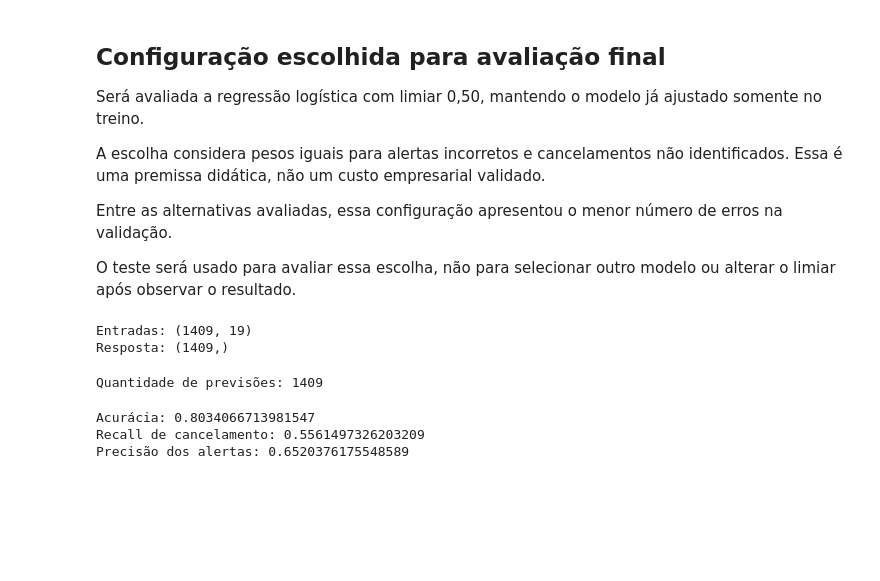
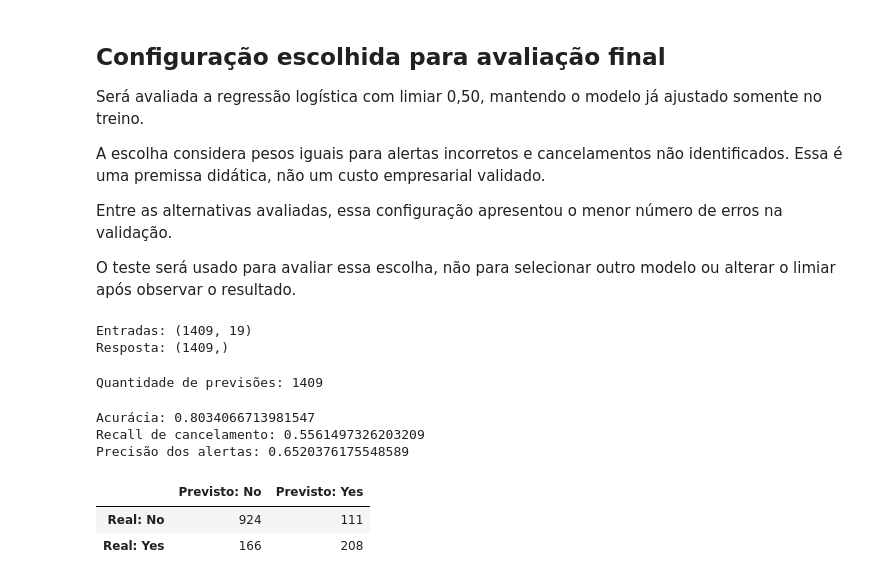
Before and after one commit to Guswrath/churn-assinaturas, a Jupyter notebook: 01_exploracao_churn.ipynb, the cells around one changed output. Cells and saved outputs as stored; diff of their text form; code cells hidden in the pictures; blank space fills up the shorter version.

```diff
--- a/01_exploracao_churn.ipynb
+++ b/01_exploracao_churn.ipynb
@@ -1004,6 +1004,16 @@ Precisão dos alertas: 0.6520376175548589
 # %%
 matriz_teste = confusion_matrix(
     y_test,
     previsoes_teste,
     labels=["No", "Yes"]
 )
+
+pd.DataFrame(
+    matriz_teste,
+    index=["Real: No", "Real: Yes"],
+    columns=["Previsto: No", "Previsto: Yes"]
+)
+# %% [output]
+|  | Previsto: No | Previsto: Yes |
+| Real: No | 924 | 111 |
+| Real: Yes | 166 | 208 |
```
Also changed, not shown: parts of 2 cells of this notebook, 2 other files.
